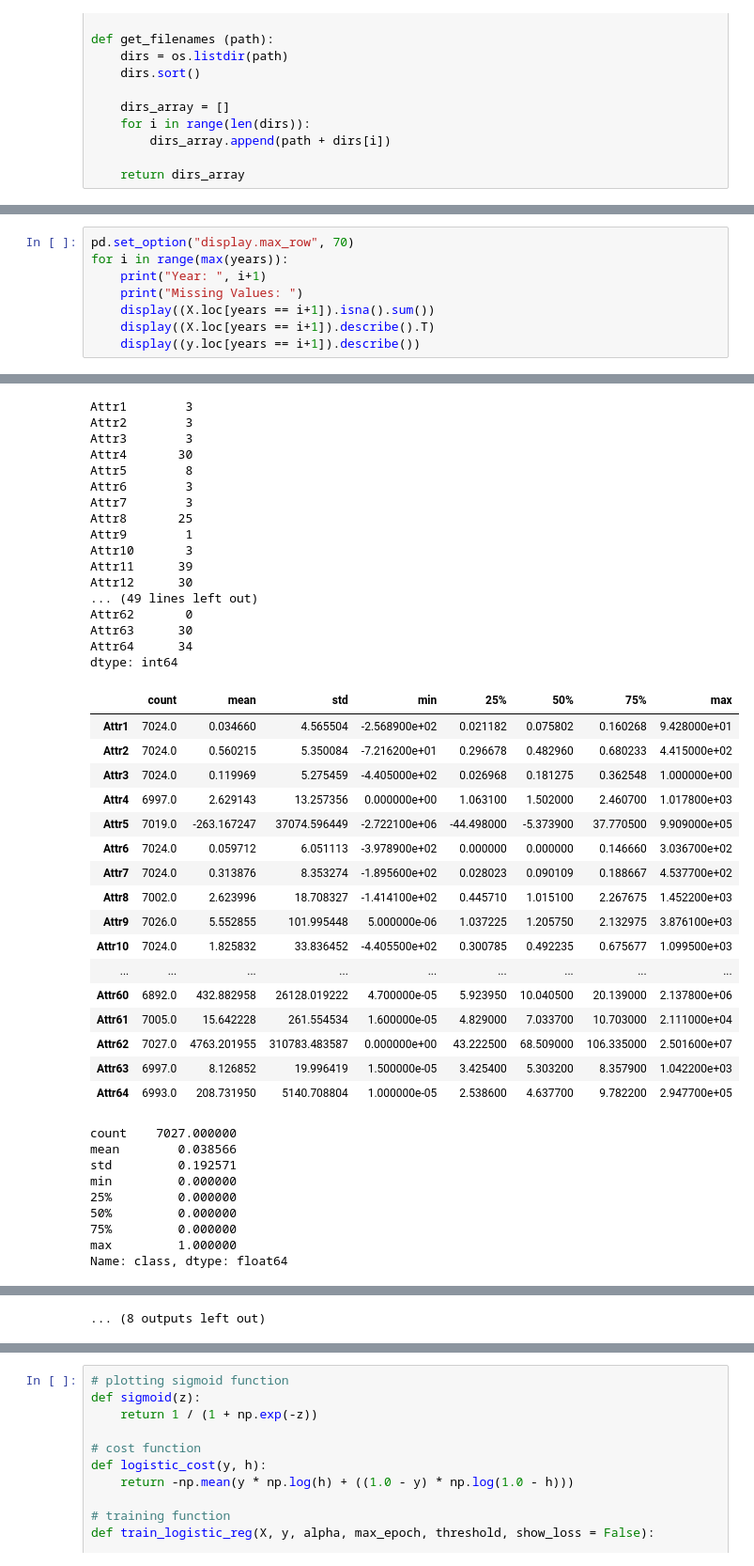
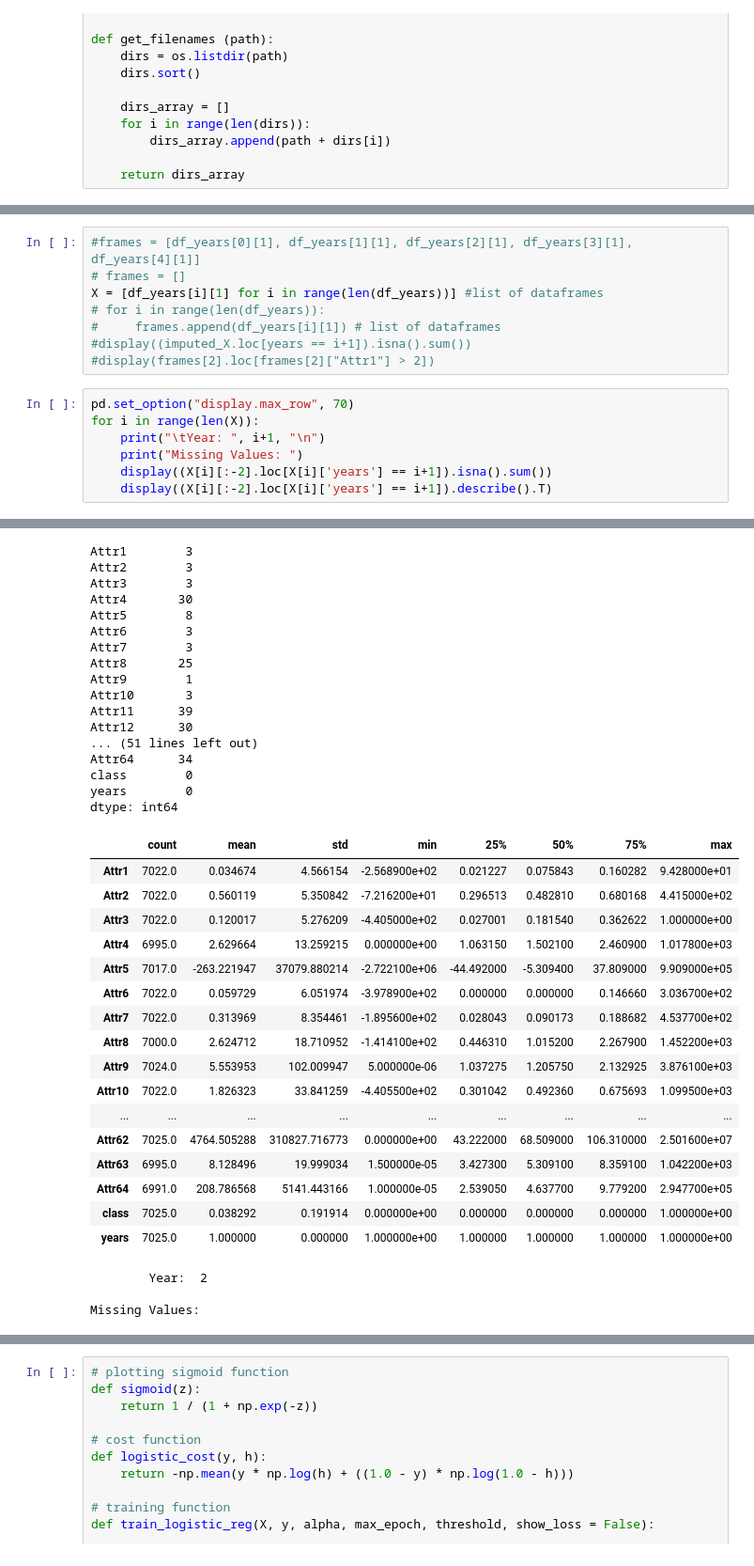
Before and after one commit to achmand/Polish-Bankruptcy-Prediction, a Jupyter notebook: pete_work.ipynb, the cells around one changed output, grey strips where cells are left out. Shown at 94% size. Drawn from its saved outputs; the diff is of its cells as text.

```diff
--- a/pete_work.ipynb
+++ b/pete_work.ipynb
@@ -55,9 +48,16 @@ X = X.drop(['years'], axis = 1)
+# %%
+#frames = [df_years[0][1], df_years[1][1], df_years[2][1], df_years[3][1], df_years[4][1]]
+# frames = []
+X = [df_years[i][1] for i in range(len(df_years))] #list of dataframes
+# for i in range(len(df_years)):
+#     frames.append(df_years[i][1]) # list of dataframes
+#display((imputed_X.loc[years == i+1]).isna().sum())
+#display(frames[2].loc[frames[2]["Attr1"] > 2])
 # %%
 pd.set_option("display.max_row", 70)
-for i in range(max(years)):
-    print("Year: ", i+1)
+for i in range(len(X)):
+    print("\tYear: ", i+1, "\n")
     print("Missing Values: ")
-    display((X.loc[years == i+1]).isna().sum())
-    display((X.loc[years == i+1]).describe().T)
-    display((y.loc[years == i+1]).describe())
+    display((X[i][:-2].loc[X[i]['years'] == i+1]).isna().sum())
+    display((X[i][:-2].loc[X[i]['years'] == i+1]).describe().T)
 # %% [output]
@@ -65,44 +66,38 @@ Year:  1
 Missing Values:
 Attr1        3
 Attr2        3
 Attr3        3
 Attr4       30
 Attr5        8
 Attr6        3
 Attr7        3
 Attr8       25
 Attr9        1
 Attr10       3
 Attr11      39
 Attr12      30
-... (49 lines left out)
-Attr62       0
-Attr63      30
+... (51 lines left out)
 Attr64      34
+class        0
+years        0
 dtype: int64
 |  | count | mean | std | min | 25% | 50% | 75% | max |
-| Attr1 | 7024.0 | 0.034660 | 4.565504 | -2.568900e+02 | 0.021182 | 0.075802 | 0.160268 | 9.428000e+01 |
-| Attr2 | 7024.0 | 0.560215 | 5.350084 | -7.216200e+01 | 0.296678 | 0.482960 | 0.680233 | 4.415000e+02 |
-| Attr3 | 7024.0 | 0.119969 | 5.275459 | -4.405000e+02 | 0.026968 | 0.181275 | 0.362548 | 1.000000e+00 |
-| Attr4 | 6997.0 | 2.629143 | 13.257356 | 0.000000e+00 | 1.063100 | 1.502000 | 2.460700 | 1.017800e+03 |
-| Attr5 | 7019.0 | -263.167247 | 37074.596449 | -2.722100e+06 | -44.498000 | -5.373900 | 37.770500 | 9.909000e+05 |
-| Attr6 | 7024.0 | 0.059712 | 6.051113 | -3.978900e+02 | 0.000000 | 0.000000 | 0.146660 | 3.036700e+02 |
-| Attr7 | 7024.0 | 0.313876 | 8.353274 | -1.895600e+02 | 0.028023 | 0.090109 | 0.188667 | 4.537700e+02 |
-| Attr8 | 7002.0 | 2.623996 | 18.708327 | -1.414100e+02 | 0.445710 | 1.015100 | 2.267675 | 1.452200e+03 |
-| Attr9 | 7026.0 | 5.552855 | 101.995448 | 5.000000e-06 | 1.037225 | 1.205750 | 2.132975 | 3.876100e+03 |
-| Attr10 | 7024.0 | 1.825832 | 33.836452 | -4.405500e+02 | 0.300785 | 0.492235 | 0.675677 | 1.099500e+03 |
+| Attr1 | 7022.0 | 0.034674 | 4.566154 | -2.568900e+02 | 0.021227 | 0.075843 | 0.160282 | 9.428000e+01 |
+| Attr2 | 7022.0 | 0.560119 | 5.350842 | -7.216200e+01 | 0.296513 | 0.482810 | 0.680168 | 4.415000e+02 |
+| Attr3 | 7022.0 | 0.120017 | 5.276209 | -4.405000e+02 | 0.027001 | 0.181540 | 0.362622 | 1.000000e+00 |
+| Attr4 | 6995.0 | 2.629664 | 13.259215 | 0.000000e+00 | 1.063150 | 1.502100 | 2.460900 | 1.017800e+03 |
+| Attr5 | 7017.0 | -263.221947 | 37079.880214 | -2.722100e+06 | -44.492000 | -5.309400 | 37.809000 | 9.909000e+05 |
+| Attr6 | 7022.0 | 0.059729 | 6.051974 | -3.978900e+02 | 0.000000 | 0.000000 | 0.146660 | 3.036700e+02 |
+| Attr7 | 7022.0 | 0.313969 | 8.354461 | -1.895600e+02 | 0.028043 | 0.090173 | 0.188682 | 4.537700e+02 |
+| Attr8 | 7000.0 | 2.624712 | 18.710952 | -1.414100e+02 | 0.446310 | 1.015200 | 2.267900 | 1.452200e+03 |
+| Attr9 | 7024.0 | 5.553953 | 102.009947 | 5.000000e-06 | 1.037275 | 1.205750 | 2.132925 | 3.876100e+03 |
+| Attr10 | 7022.0 | 1.826323 | 33.841259 | -4.405500e+02 | 0.301042 | 0.492360 | 0.675693 | 1.099500e+03 |
 | ... | ... | ... | ... | ... | ... | ... | ... | ... |
-| Attr60 | 6892.0 | 432.882958 | 26128.019222 | 4.700000e-05 | 5.923950 | 10.040500 | 20.139000 | 2.137800e+06 |
-| Attr61 | 7005.0 | 15.642228 | 261.554534 | 1.600000e-05 | 4.829000 | 7.033700 | 10.703000 | 2.111000e+04 |
-| Attr62 | 7027.0 | 4763.201955 | 310783.483587 | 0.000000e+00 | 43.222500 | 68.509000 | 106.335000 | 2.501600e+07 |
-| Attr63 | 6997.0 | 8.126852 | 19.996419 | 1.500000e-05 | 3.425400 | 5.303200 | 8.357900 | 1.042200e+03 |
-| Attr64 | 6993.0 | 208.731950 | 5140.708804 | 1.000000e-05 | 2.538600 | 4.637700 | 9.782200 | 2.947700e+05 |
+| Attr62 | 7025.0 | 4764.505288 | 310827.716773 | 0.000000e+00 | 43.222000 | 68.509000 | 106.310000 | 2.501600e+07 |
+| Attr63 | 6995.0 | 8.128496 | 19.999034 | 1.500000e-05 | 3.427300 | 5.309100 | 8.359100 | 1.042200e+03 |
+| Attr64 | 6991.0 | 208.786568 | 5141.443166 | 1.000000e-05 | 2.539050 | 4.637700 | 9.779200 | 2.947700e+05 |
+| class | 7025.0 | 0.038292 | 0.191914 | 0.000000e+00 | 0.000000 | 0.000000 | 0.000000 | 1.000000e+00 |
+| years | 7025.0 | 1.000000 | 0.000000 | 1.000000e+00 | 1.000000 | 1.000000 | 1.000000 | 1.000000e+00 |
-count    7027.000000
-mean        0.038566
-std         0.192571
-min         0.000000
-25%         0.000000
-50%         0.000000
-75%         0.000000
-max         1.000000
-Name: class, dtype: float64
+        Year:  2
+
+Missing Values:
@@ -199 +212,0 @@ Name: class, dtype: float64
-... (8 outputs left out)
```
Also changed, not shown: parts of 12 cells of this notebook, 2 other files.
